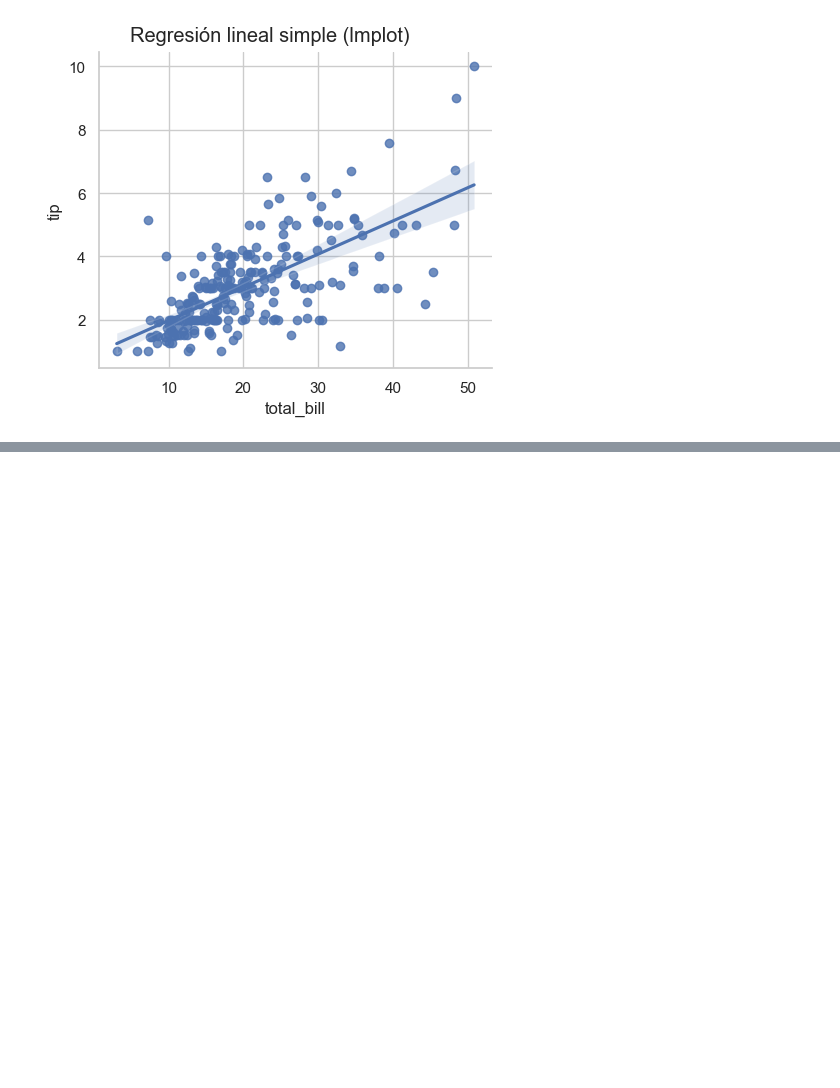
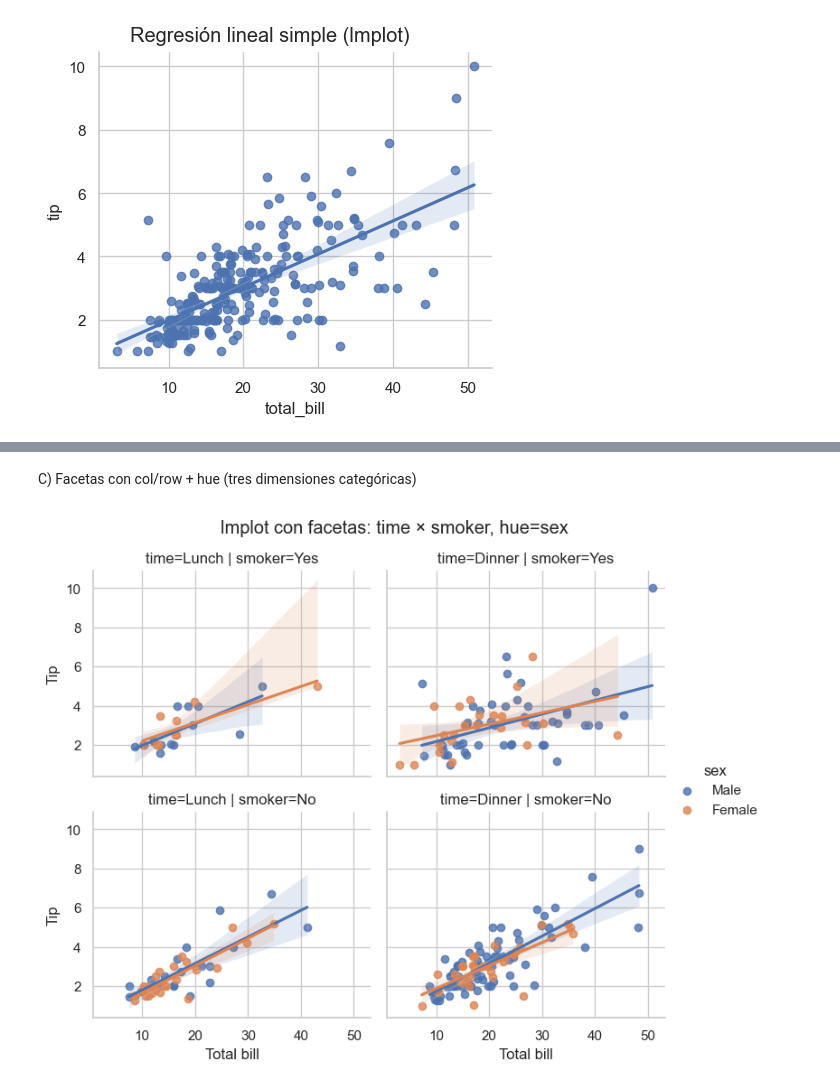
Before and after one commit to wilson-j-insaurralde/Seaborn, a Jupyter notebook: teoria/006_Gráficos multivariados.ipynb, the cells around one changed output, grey strips where cells are left out. Saved outputs shown, nothing was run; the diff lists cells and outputs as text; code cells hidden in the pictures; blank space fills up the shorter version.

```diff
--- a/teoria/006_Gráficos multivariados.ipynb
+++ b/teoria/006_Gráficos multivariados.ipynb
@@ -185,0 +208,24 @@ plt.show()
+# %% [markdown]
+C) Facetas con col/row + hue (tres dimensiones categóricas)
+# %%
+import seaborn as sns
+import matplotlib.pyplot as plt
+
+sns.set_theme(style="whitegrid", context="notebook")
+
+tips = sns.load_dataset("tips")
+
+g = sns.lmplot(
+    data=tips,
+    x="total_bill", y="tip",
+    hue="sex",            # color por sexo
+    col="time",           # Lunch vs Dinner en columnas
+    row="smoker",         # filas por fumador/no fumador
+    height=3, aspect=1.2
+)
+g.set_axis_labels("Total bill", "Tip")
+g.set_titles("time={col_name} | smoker={row_name}")
+g.fig.suptitle("lmplot con facetas: time × smoker, hue=sex", y=1.03)
+plt.show()
+# %% [output]
+[figure, added]
```
Also changed, not shown: parts of 7 cells of this notebook.
